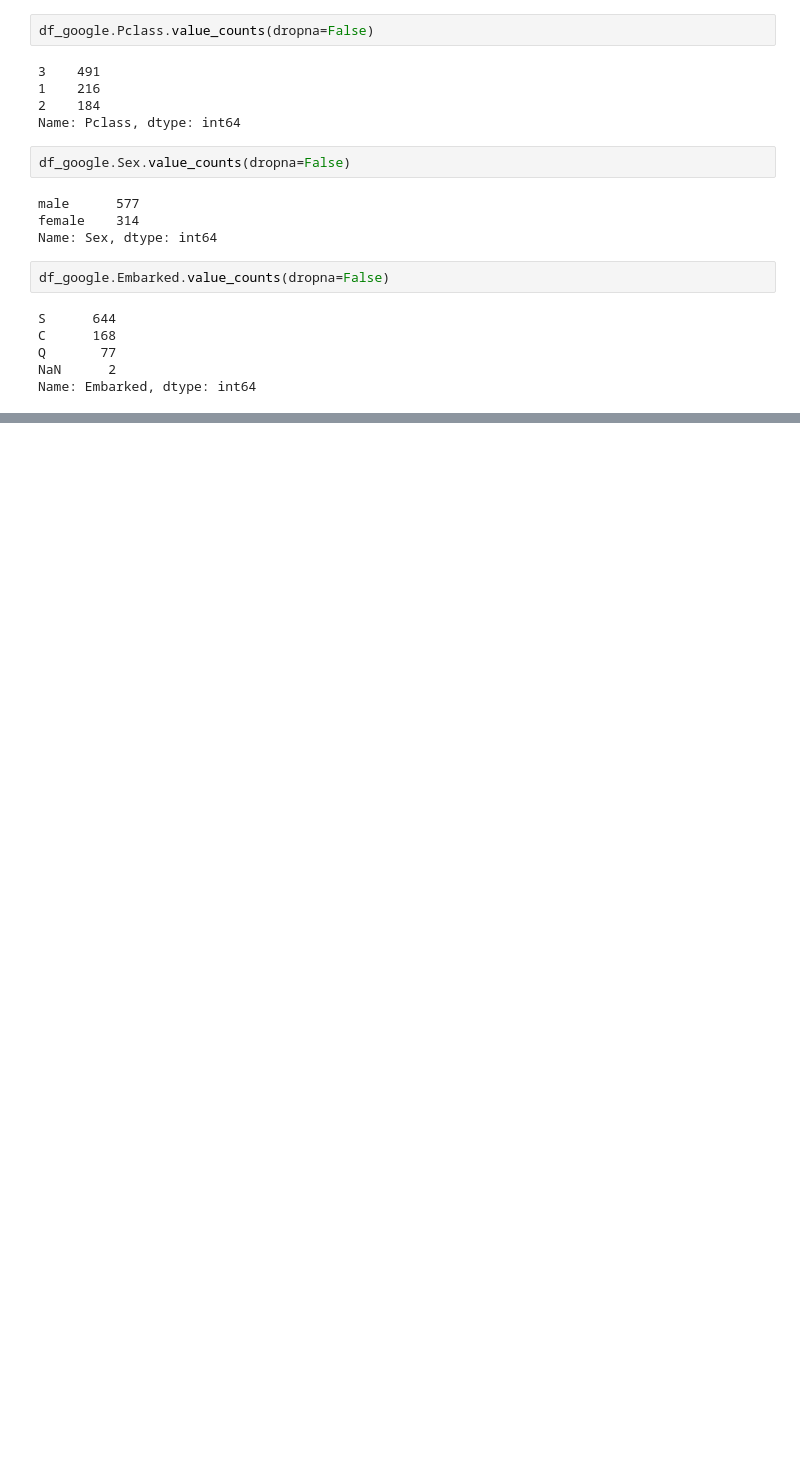
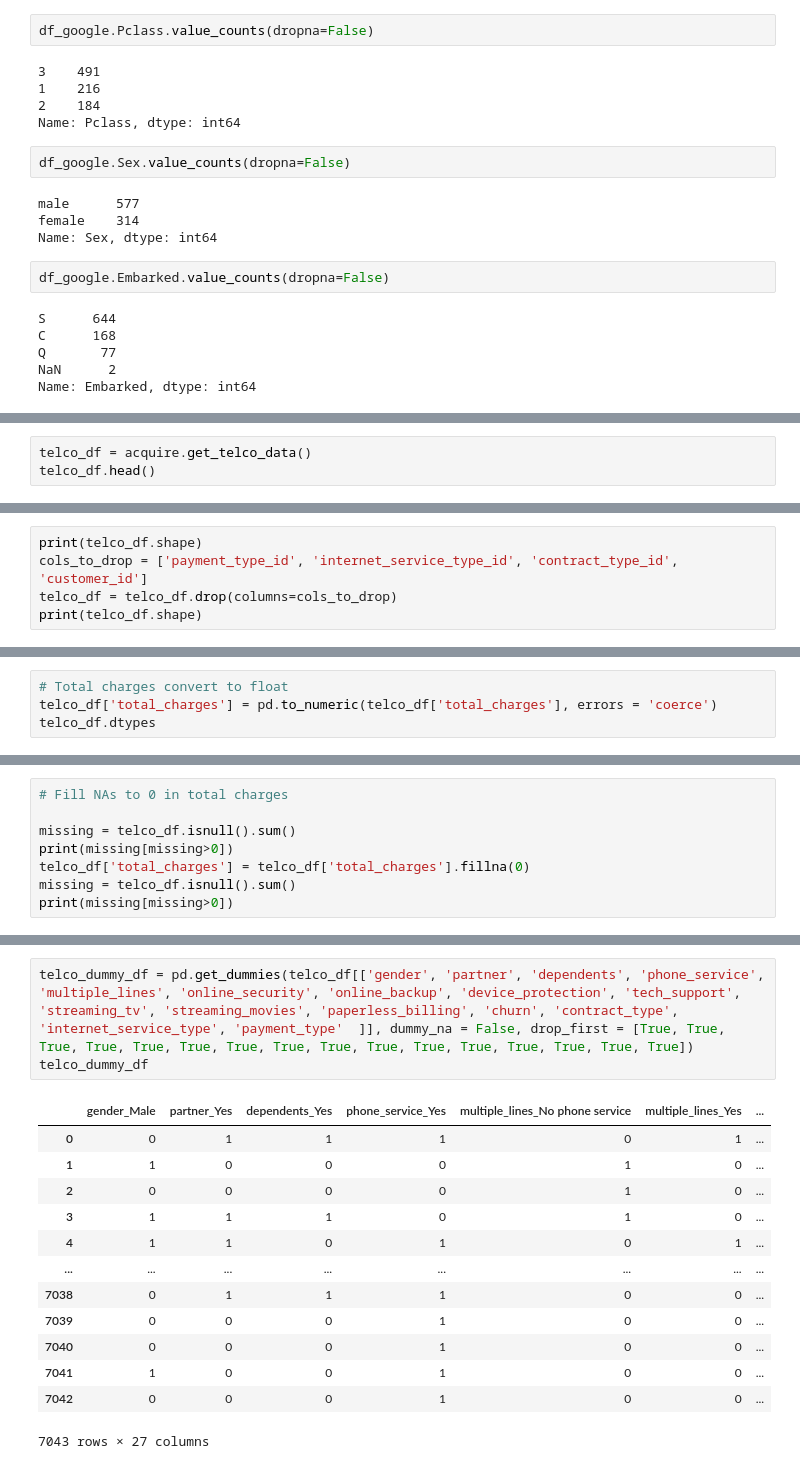
Before and after one commit to Jared-Godar/classification-exercises, a Jupyter notebook: classification_exercises.ipynb, the cells around one changed output, grey strips where cells are left out. Drawn from its saved outputs; the diff is of its cells as text; blank space fills up the shorter version.

```diff
--- a/classification_exercises.ipynb
+++ b/classification_exercises.ipynb
@@ -421,0 +691,3 @@ Name: Embarked, dtype: int64
+# %%
+telco_df = acquire.get_telco_data()
+telco_df.head()
@@ -421,0 +724,5 @@ Name: Embarked, dtype: int64
+# %%
+print(telco_df.shape)
+cols_to_drop = ['payment_type_id', 'internet_service_type_id', 'contract_type_id', 'customer_id']
+telco_df = telco_df.drop(columns=cols_to_drop)
+print(telco_df.shape)
@@ -421,0 +752,4 @@ Name: Embarked, dtype: int64
+# %%
+# Total charges convert to float
+telco_df['total_charges'] = pd.to_numeric(telco_df['total_charges'], errors = 'coerce')
+telco_df.dtypes
@@ -421,0 +800,8 @@ Name: Embarked, dtype: int64
+# %%
+# Fill NAs to 0 in total charges
+
+missing = telco_df.isnull().sum()
+print(missing[missing>0])
+telco_df['total_charges'] = telco_df['total_charges'].fillna(0)
+missing = telco_df.isnull().sum()
+print(missing[missing>0])
@@ -421,0 +823,17 @@ Name: Embarked, dtype: int64
+# %%
+telco_dummy_df = pd.get_dummies(telco_df[['gender', 'partner', 'dependents', 'phone_service', 'multiple_lines', 'online_security', 'online_backup', 'device_protection', 'tech_support', 'streaming_tv', 'streaming_movies', 'paperless_billing', 'churn', 'contract_type', 'internet_service_type', 'payment_type'  ]], dummy_na = False, drop_first = [True, True, True, True, True, True, True, True, True, True, True, True, True, True, True, True])
+telco_dummy_df
+# %% [output]
+|  | gender_Male | partner_Yes | dependents_Yes | phone_service_Yes | multiple_lines_No phone service | multiple_lines_Yes | ... |
+| 0 | 0 | 1 | 1 | 1 | 0 | 1 | ... |
+| 1 | 1 | 0 | 0 | 0 | 1 | 0 | ... |
+| 2 | 0 | 0 | 0 | 0 | 1 | 0 | ... |
+| 3 | 1 | 1 | 1 | 0 | 1 | 0 | ... |
+| 4 | 1 | 1 | 0 | 1 | 0 | 1 | ... |
+| ... | ... | ... | ... | ... | ... | ... | ... |
+| 7038 | 0 | 1 | 1 | 1 | 0 | 0 | ... |
+| 7039 | 0 | 0 | 0 | 1 | 0 | 0 | ... |
+| 7040 | 0 | 0 | 0 | 1 | 0 | 0 | ... |
+| 7041 | 1 | 0 | 0 | 1 | 0 | 0 | ... |
+| 7042 | 0 | 0 | 0 | 1 | 0 | 0 | ... |
+7043 rows × 27 columns
```
Also changed, not shown: parts of 55 cells of this notebook, 1 other file.
